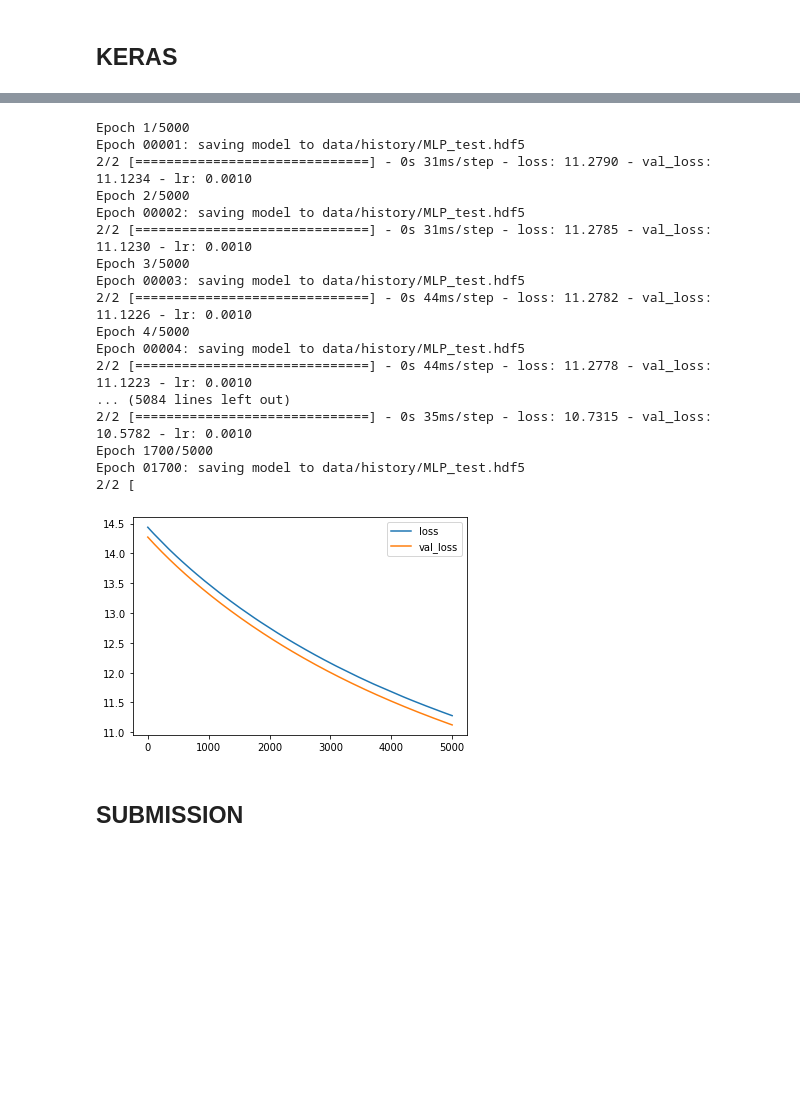
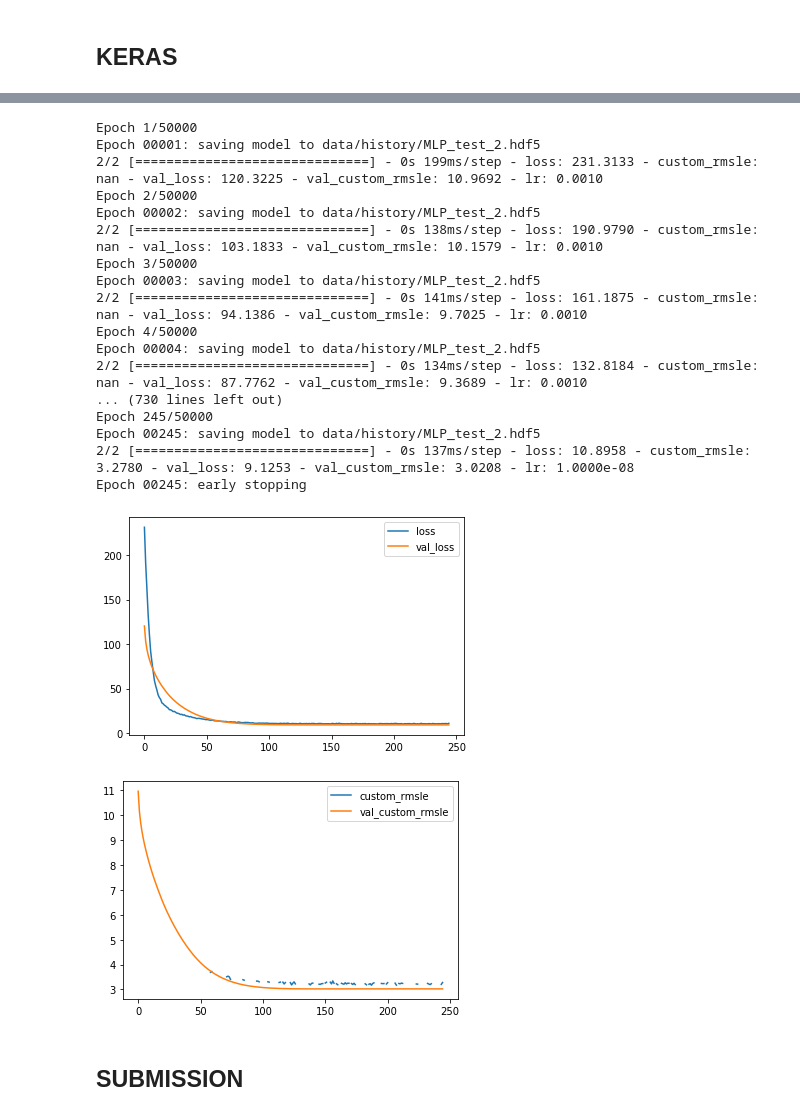
Before and after one commit to madfalc0n/Dacon_AI, a Jupyter notebook: DACON_제주_신용카드_빅데이터_경진대회/test.ipynb, the cells around one changed output, grey strips where cells are left out. Drawn from its saved outputs; the diff is of its cells as text; code cells hidden in the pictures; blank space fills up the shorter version.

```diff
--- a/DACON_제주_신용카드_빅데이터_경진대회/test.ipynb
+++ b/DACON_제주_신용카드_빅데이터_경진대회/test.ipynb
@@ -112,13 +168,14 @@ _________________________________________________________________
 def custom_rmsle(y_true, y_pred):
        return K.sqrt(K.mean(K.square(tf.math.log1p(y_true) - tf.math.log1p(y_pred))))
 # %%
-model.compile(loss=custom_rmsle,
-              optimizer='adam'
-              #metrics=['accuracy']
+model.compile(loss='mean_squared_logarithmic_error',
+              optimizer='adam',
+              metrics=[custom_rmsle]
              )
 # %%
 model_name = 'MLP_test'
-model_path = 'data/history/'+model_name+'.hdf5'
+version = '2'
+model_path = 'data/history/'+model_name+'_'+version+'.hdf5'
 
 earlystopper = EarlyStopping(
     monitor='val_loss',
@@ -145,51 +204,51 @@ lrreducer = ReduceLROnPlateau(
 # %%
-epoch_num = 5000
+epoch_num = 50000
 batch_size_num = 6000
-validation_split_nm =  0.2
+validation_split_nm =  0.05
 hist = model.fit(train_X,
                  train_Y,
                  epochs=epoch_num,
                  batch_size=batch_size_num,
-                 validation_split=0.2,
+                 validation_split=validation_split_nm,
                  callbacks=[earlystopper,modelsaver,lrreducer]
                 )
 # %% [output]
-Epoch 1/5000
-Epoch 00001: saving model to data/history/MLP_test.hdf5
-2/2 [==============================] - 0s 31ms/step - loss: 11.2790 - val_loss: 11.1234 - lr: 0.0010
-Epoch 2/5000
-Epoch 00002: saving model to data/history/MLP_test.hdf5
-2/2 [==============================] - 0s 31ms/step - loss: 11.2785 - val_loss: 11.1230 - lr: 0.0010
-Epoch 3/5000
-Epoch 00003: saving model to data/history/MLP_test.hdf5
-2/2 [==============================] - 0s 44ms/step - loss: 11.2782 - val_loss: 11.1226 - lr: 0.0010
-Epoch 4/5000
-Epoch 00004: saving model to data/history/MLP_test.hdf5
-2/2 [==============================] - 0s 44ms/step - loss: 11.2778 - val_loss: 11.1223 - lr: 0.0010
-... (5084 lines left out)
-2/2 [==============================] - 0s 35ms/step - loss: 10.7315 - val_loss: 10.5782 - lr: 0.0010
-Epoch 1700/5000
-Epoch 01700: saving model to data/history/MLP_test.hdf5
-2/2 [
+Epoch 1/50000
+Epoch 00001: saving model to data/history/MLP_test_2.hdf5
+2/2 [==============================] - 0s 199ms/step - loss: 231.3133 - custom_rmsle: nan - val_loss: 120.3225 - val_custom_rmsle: 10.9692 - lr: 0.0010
+Epoch 2/50000
+Epoch 00002: saving model to data/history/MLP_test_2.hdf5
+2/2 [==============================] - 0s 138ms/step - loss: 190.9790 - custom_rmsle: nan - val_loss: 103.1833 - val_custom_rmsle: 10.1579 - lr: 0.0010
+Epoch 3/50000
+Epoch 00003: saving model to data/history/MLP_test_2.hdf5
+2/2 [==============================] - 0s 141ms/step - loss: 161.1875 - custom_rmsle: nan - val_loss: 94.1386 - val_custom_rmsle: 9.7025 - lr: 0.0010
+Epoch 4/50000
+Epoch 00004: saving model to data/history/MLP_test_2.hdf5
+2/2 [==============================] - 0s 134ms/step - loss: 132.8184 - custom_rmsle: nan - val_loss: 87.7762 - val_custom_rmsle: 9.3689 - lr: 0.0010
+... (730 lines left out)
+Epoch 245/50000
+Epoch 00245: saving model to data/history/MLP_test_2.hdf5
+2/2 [==============================] - 0s 137ms/step - loss: 10.8958 - custom_rmsle: 3.2780 - val_loss: 9.1253 - val_custom_rmsle: 3.0208 - lr: 1.0000e-08
+Epoch 00245: early stopping
 # %%
-version = 1
 history_file = 'data/history/history_{}.txt'.format(str(version))
 dict_to_save = {}
 for k, v in hist.history.items():
     dict_to_save.update({k: [np.format_float_positional(x) for x in hist.history[k]]})
 with open(history_file, 'w') as file:
     json.dump(dict_to_save, file)
 ep_max = epoch_num
 plt.plot(hist.history['loss'][:ep_max], label='loss')
 plt.plot(hist.history['val_loss'][:ep_max], label='val_loss')
 plt.legend()
 plt.show()
-# plt.plot(hist.history['accuracy'][:ep_max], label='binary_accuracy')
-# plt.plot(hist.history['val_accuracy'][:ep_max], label='val_binary_accuracy')
-# plt.legend()
-# plt.show()
+plt.plot(hist.history['custom_rmsle'][:ep_max], label='custom_rmsle')
+plt.plot(hist.history['val_custom_rmsle'][:ep_max], label='val_custom_rmsle')
+plt.legend()
+plt.show()
 # %% [output]
-[figure, old version]
+[figure, new version]
+[figure, added]
 # %% [markdown]
 ## SUBMISSION
 # %%
```
Also changed, not shown: parts of 12 cells of this notebook, 1 other file.
